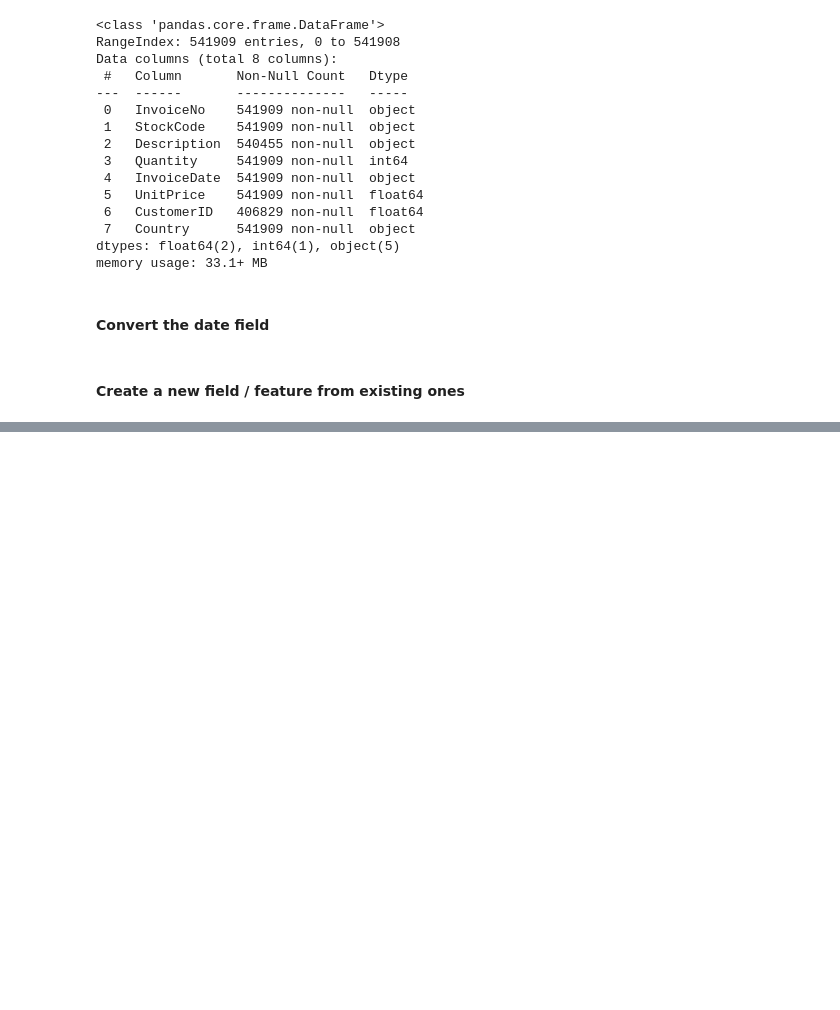
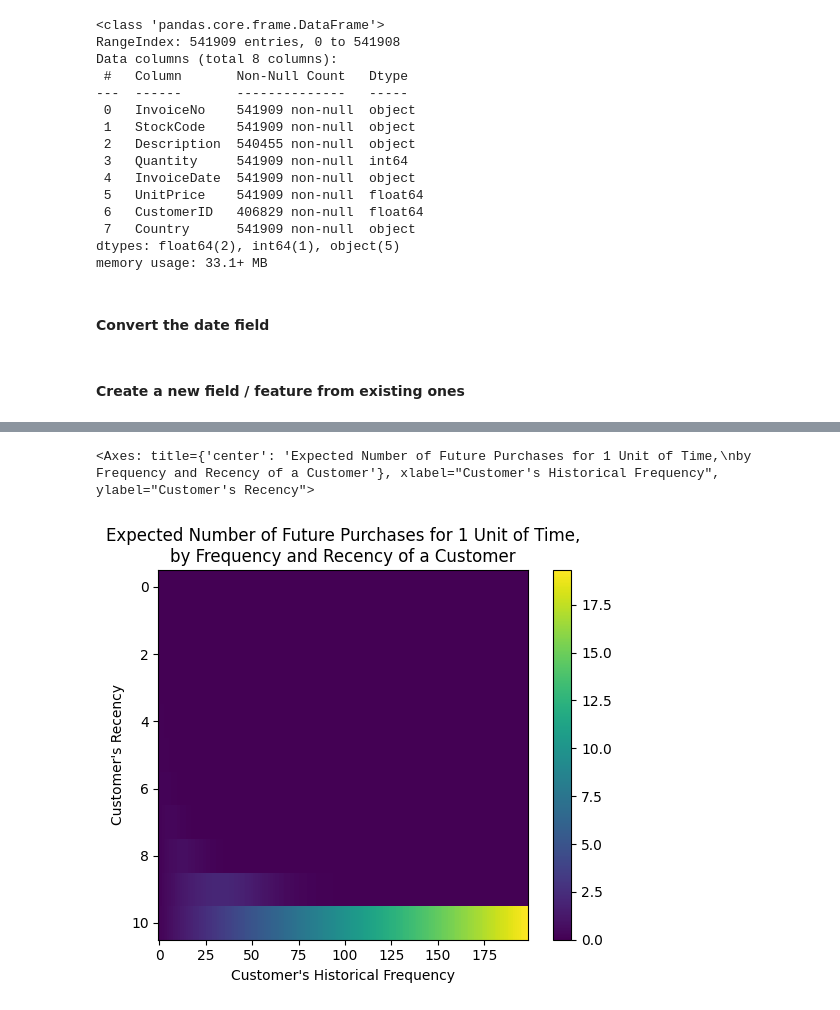
Before and after one commit to popescuaaa/upb-ai-bootcamp-2024, a Jupyter notebook: assignment/Starter.ipynb, the cells around one changed output, grey strips where cells are left out. Cells and saved outputs as stored; diff of their text form; code cells hidden in the pictures; blank space fills up the shorter version.

```diff
--- a/assignment/Starter.ipynb
+++ b/assignment/Starter.ipynb
@@ -149,0 +163,7 @@ Name: InvoiceDate, dtype: float64
+# %%
+from lifetimes.plotting import plot_frequency_recency_matrix, plot_probability_alive_matrix,  plot_period_transactions
+
+plot_frequency_recency_matrix(paretof)
+# %% [output]
+<Axes: title={'center': 'Expected Number of Future Purchases for 1 Unit of Time,\nby Frequency and Recency of a Customer'}, xlabel="Customer's Historical Frequency", ylabel="Customer's Recency">
+[figure, added]
```
Also changed, not shown: parts of 7 cells of this notebook, 1 other file.
